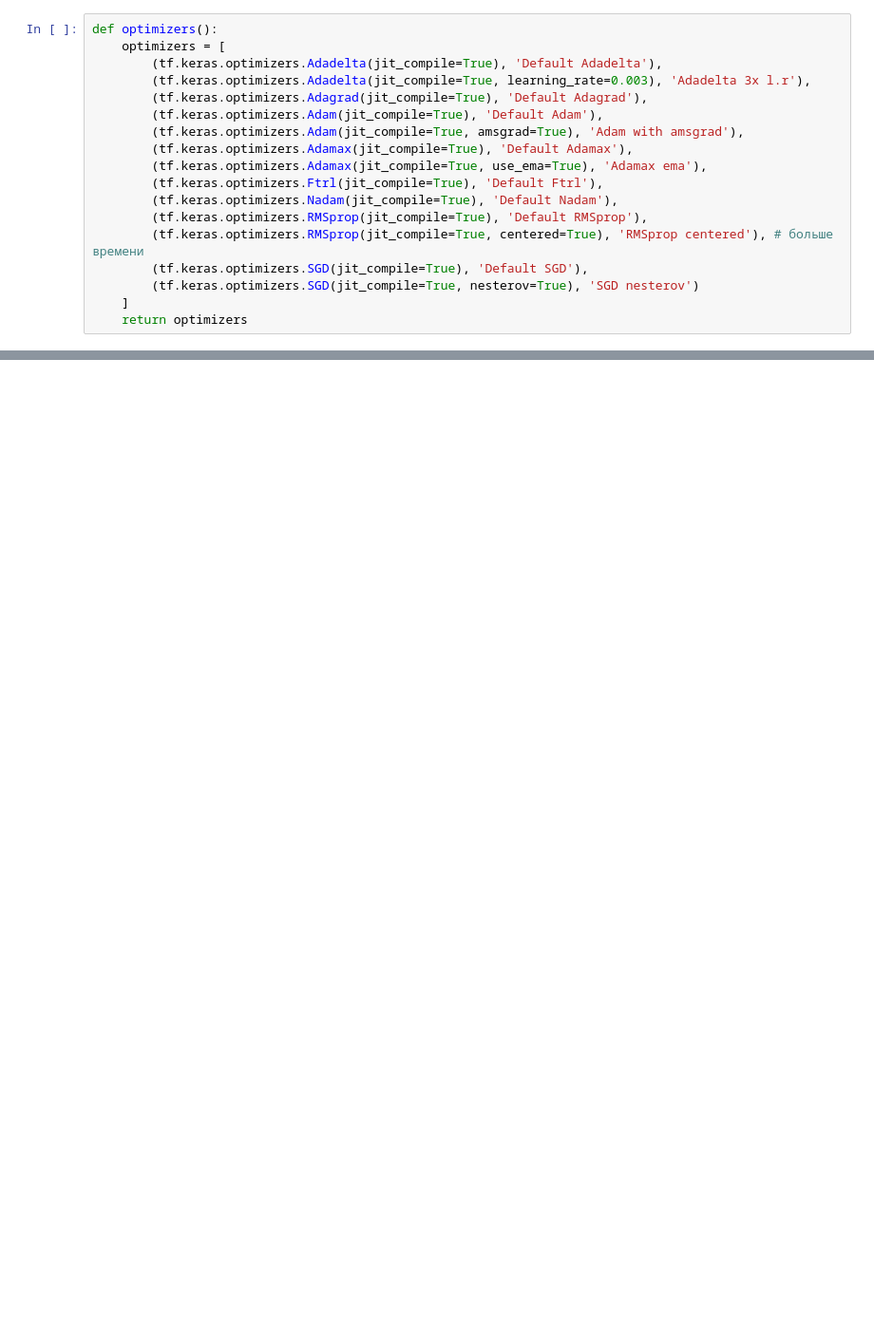
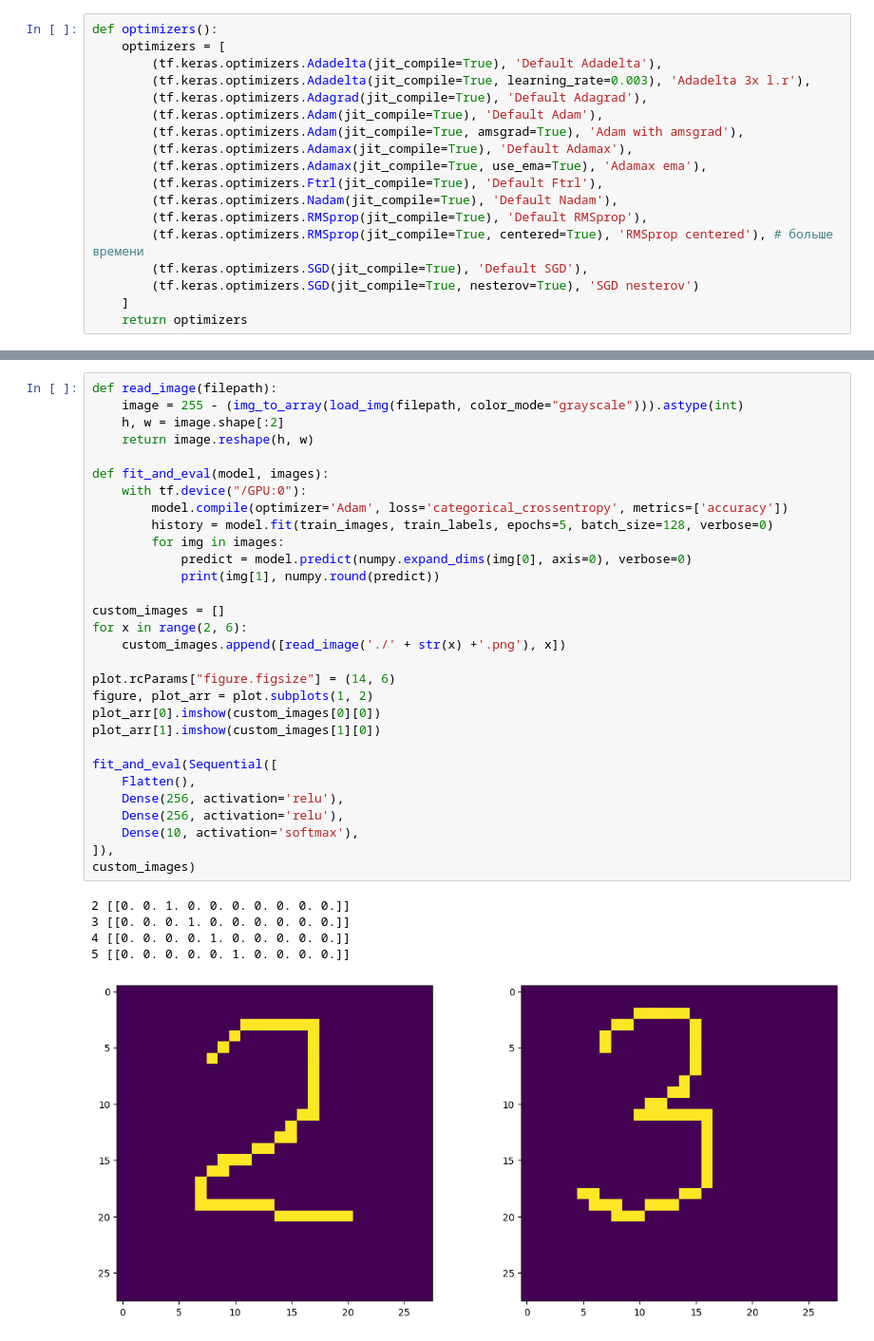
Before and after one commit to Keesaev/ai_python, a Jupyter notebook: lab4/lab4.ipynb, the cells around one changed output, grey strips where cells are left out. Shown at 95% size. Cells and saved outputs as stored; diff of their text form; blank space fills up the shorter version.

```diff
--- a/lab4/lab4.ipynb
+++ b/lab4/lab4.ipynb
@@ -100,0 +218,36 @@ val_accuracy: 0.9120000004768372 val_loss 0.3221627473831177
+# %%
+def read_image(filepath):
+    image = 255 - (img_to_array(load_img(filepath, color_mode="grayscale"))).astype(int)
+    h, w = image.shape[:2]
+    return image.reshape(h, w)
+
+def fit_and_eval(model, images):
+    with tf.device("/GPU:0"):
+        model.compile(optimizer='Adam', loss='categorical_crossentropy', metrics=['accuracy'])
+        history = model.fit(train_images, train_labels, epochs=5, batch_size=128, verbose=0)
+        for img in images:
+            predict = model.predict(numpy.expand_dims(img[0], axis=0), verbose=0)
+            print(img[1], numpy.round(predict))
+
+custom_images = []
+for x in range(2, 6):
+    custom_images.append([read_image('./' + str(x) +'.png'), x])
+
+plot.rcParams["figure.figsize"] = (14, 6)
+figure, plot_arr = plot.subplots(1, 2)
+plot_arr[0].imshow(custom_images[0][0])
+plot_arr[1].imshow(custom_images[1][0])
+
+fit_and_eval(Sequential([
+    Flatten(),
+    Dense(256, activation='relu'),
+    Dense(256, activation='relu'),
+    Dense(10, activation='softmax'),
+]),
+custom_images)
+# %% [output]
+2 [[0. 0. 1. 0. 0. 0. 0. 0. 0. 0.]]
+3 [[0. 0. 0. 1. 0. 0. 0. 0. 0. 0.]]
+4 [[0. 0. 0. 0. 1. 0. 0. 0. 0. 0.]]
+5 [[0. 0. 0. 0. 0. 1. 0. 0. 0. 0.]]
+[figure, added]
```
Also changed, not shown: parts of 14 cells of this notebook, 4 other files.
